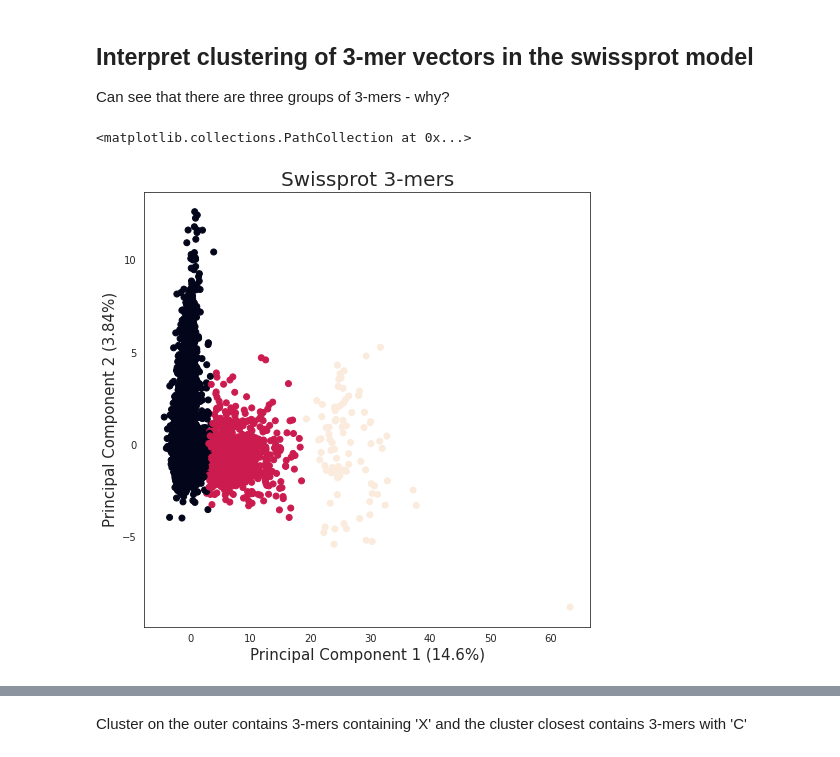
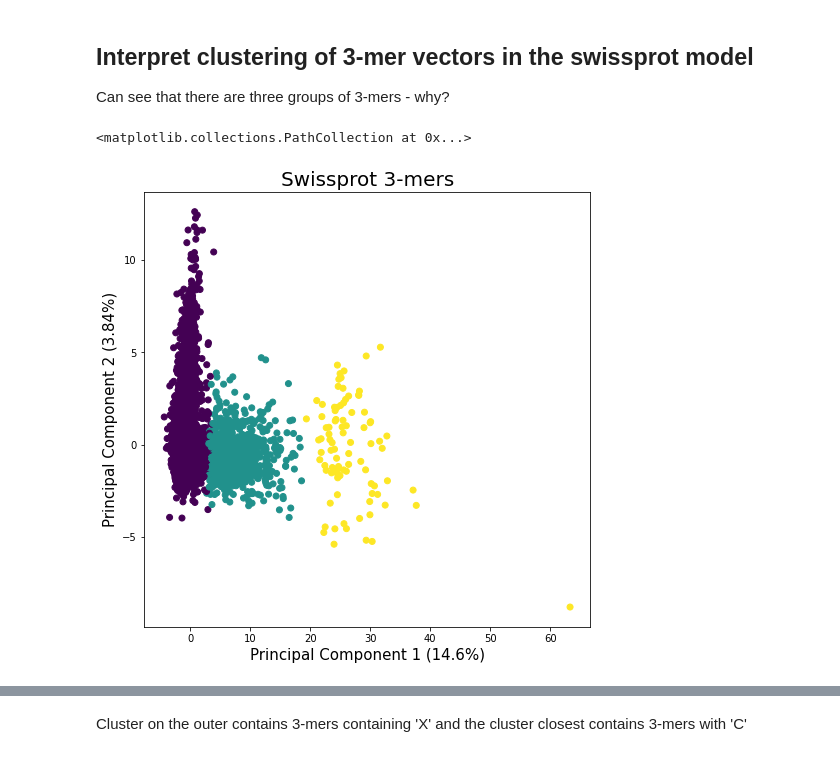
Before and after one commit to susiegriggo/ProtvecBacterialProteins, a Jupyter notebook: notebooks/3-mer_vectors/model_3mers.ipynb, the cells around one changed output, grey strips where cells are left out. Cells and saved outputs as stored; diff of their text form; code cells hidden in the pictures.

```diff
--- a/notebooks/3-mer_vectors/model_3mers.ipynb
+++ b/notebooks/3-mer_vectors/model_3mers.ipynb
@@ -123,35 +123,35 @@ Can see that there are three groups of 3-mers - why?
 swissprot_scaled = StandardScaler().fit_transform(swissprot_vec)
 swissprot_scaled = pd.DataFrame(swissprot_scaled, columns = swissprot_vec.columns.values).set_index(swissprot_vec.index.values)
 
 pca_s = PCA(n_components = 2)
 swissprot_pca = pca_s.fit_transform(swissprot_scaled)
 
 swissprot_pcaDf = pd.DataFrame(data = swissprot_pca, columns = ['principal component 1', 'principal component 2'])
 swissprot_pcaDf = pd.concat([swissprot_pcaDf, pd.DataFrame(swissprot_vec.index.values, columns = ['3-mers'])], axis = 1)
 
 #get the expalined variance for the PCA
 swissprot_var = pca_s.explained_variance_ratio_
 x_label = 'Principal Component 1 ('+str(np.round(swissprot_var[0]*100,2))+"%)"
 y_label = 'Principal Component 2 ('+str(np.round(swissprot_var[1]*100,2))+"%)"
 
 
 #do Kmeans and colour the PCA accordingly
 swiss_kmeans = KMeans(n_clusters=3,init='random', random_state = 42)
 
 #fit on the scaled data
 swiss_kmeans.fit(swissprot_scaled)
 swiss_k_pred = swiss_kmeans.predict(swissprot_scaled)
 
 #visualsise the swissprot PCA
 fig1 = plt.figure(figsize = (8,8))
 ax1 = fig1.add_subplot(1,1,1)
 ax1.set_xlabel(x_label, fontsize = 15)
 ax1.set_ylabel(y_label, fontsize = 15)
 ax1.set_title('Swissprot 3-mers', fontsize = 20)
-ax1.scatter(swissprot_pcaDf['principal component 1'], swissprot_pcaDf['principal component 2'], c = swiss_k_pred)
+ax1.scatter(swissprot_pcaDf['principal component 1'], swissprot_pcaDf['principal component 2'], c = swiss_k_pred, cmap = 'viridis')
 # %% [output]
 <matplotlib.collections.PathCollection at 0x...>
-[figure, old version]
+[figure, new version]
 # %%
 def kmeans_info(vecs, n_clusters):
     """Does kmeans on vectors and returns the distance of these clusters from the centre"""
```
Also changed, not shown: parts of 2 cells of this notebook.
